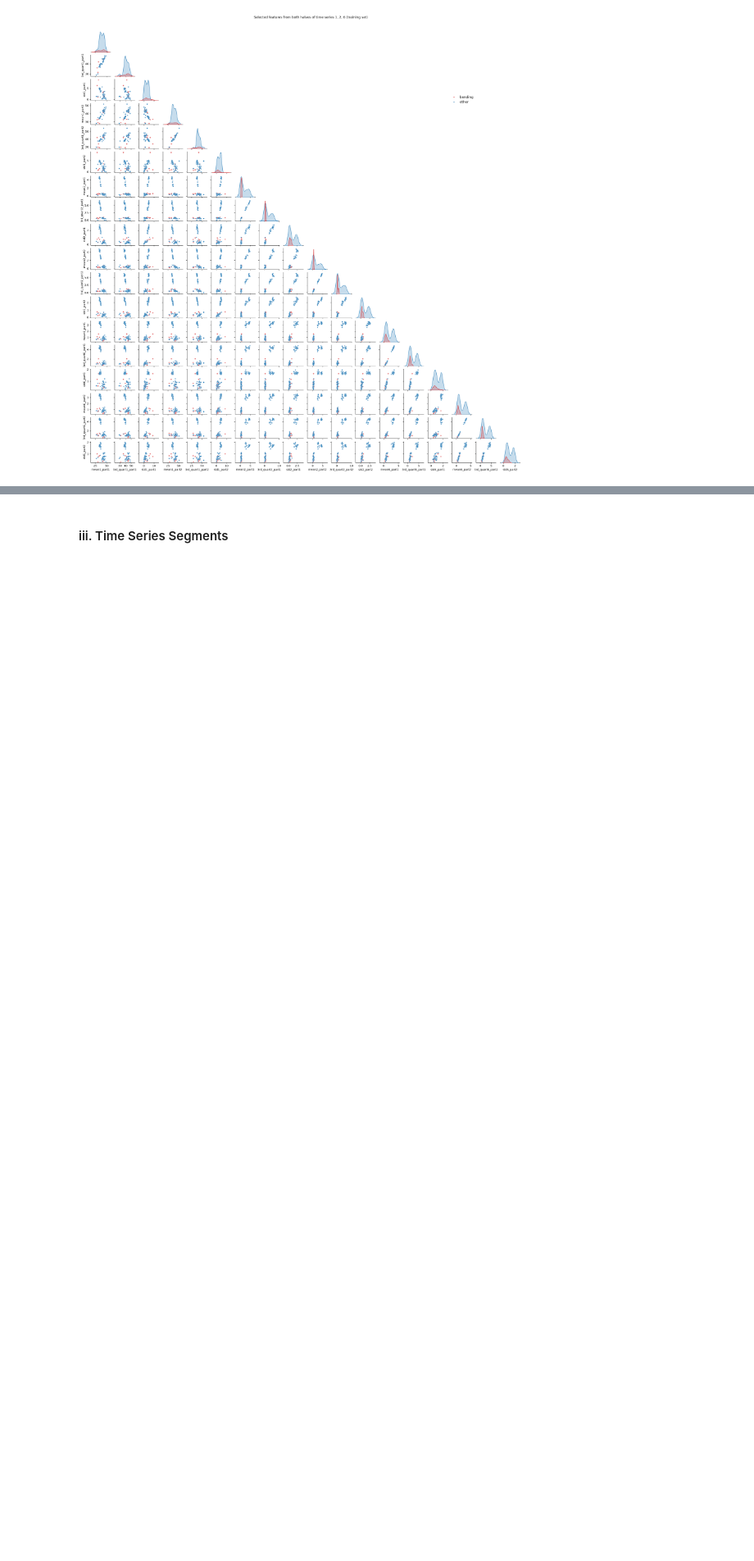
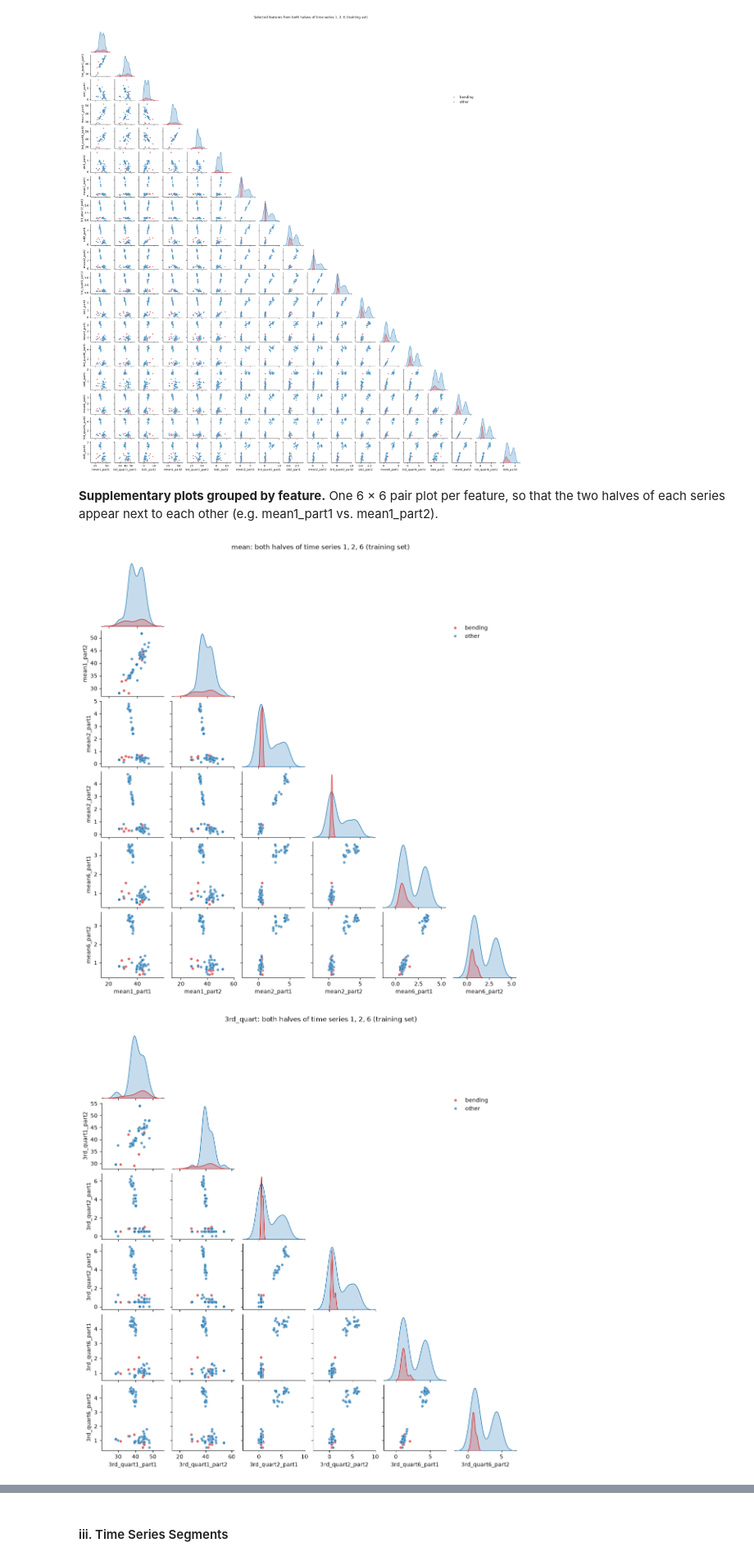
Before and after one commit to Artmu-bo/Zhao_Yibo_HW4_DSCI552, a Jupyter notebook: notebook/Zhao_Yibo_HW4.ipynb, the cells around one changed output, grey strips where cells are left out. Shown at 82% size. Drawn from its saved outputs; the diff is of its cells as text; code cells hidden in the pictures; blank space fills up the shorter version.

```diff
--- a/notebook/Zhao_Yibo_HW4.ipynb
+++ b/notebook/Zhao_Yibo_HW4.ipynb
@@ -175,3 +193,19 @@ plt.show()
 # %% [output]
 Train features with l=2: (69, 84)
 [figure]
+# %% [markdown]
+**Supplementary plots grouped by feature.** One 6 × 6 pair plot per feature, so that the two halves of
+each series appear next to each other (e.g. mean1_part1 vs. mean1_part2).
+# %%
+# Supplementary: one pair plot per feature (both halves of series 1, 2, 6), training set, bending vs. other
+for stat in ('mean', '3rd_quart', 'std'):
+    cols = [f'{stat}{i}_part{j}' for i in (1, 2, 6) for j in (1, 2)]
+    g = sns.pairplot(X_train2[cols].assign(label=labels), hue='label',
+                     palette={'bending': 'tab:red', 'other': 'tab:blue'},
+                     corner=True, diag_kind='kde', height=1.9, plot_kws={'s': 25, 'alpha': 0.7})
+    sns.move_legend(g, 'upper right', bbox_to_anchor=(0.85, 0.85), title=None)
+    g.figure.suptitle(f'{stat}: both halves of time series 1, 2, 6 (training set)', y=1.02)
+    plt.show()
+# %% [output]
+[figure, added]
+[figure, added]
```
Also changed, not shown: parts of 15 cells of this notebook.
